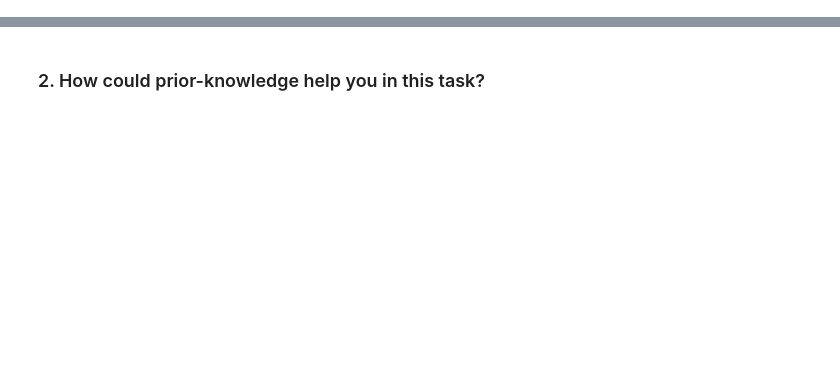
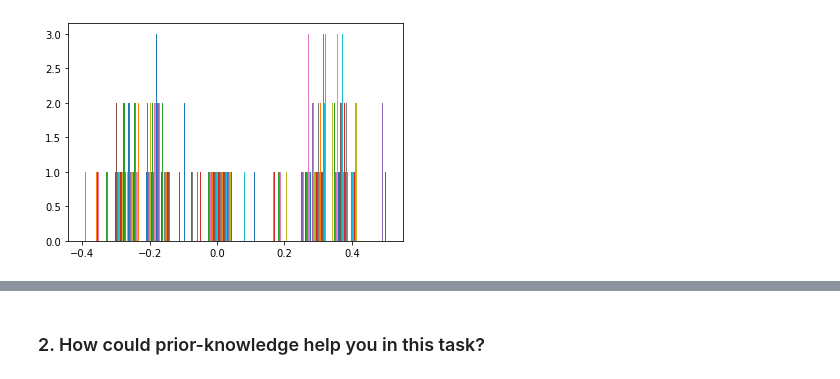
Before and after one commit to RomainCendre/DSTest, a Jupyter notebook: deepsense_generative_takehome_test.ipynb, the cells around one changed output, grey strips where cells are left out. Cells and saved outputs as stored; diff of their text form; code cells hidden in the pictures; blank space fills up the shorter version.

```diff
--- a/deepsense_generative_takehome_test.ipynb
+++ b/deepsense_generative_takehome_test.ipynb
@@ -17,0 +35,4 @@ Please provide the code that generates the data in this notebook.
+# %%
+plt.hist(data1.T, bins=10);
+# %% [output]
+[figure, added]
```
Also changed, not shown: parts of 15 cells of this notebook.
